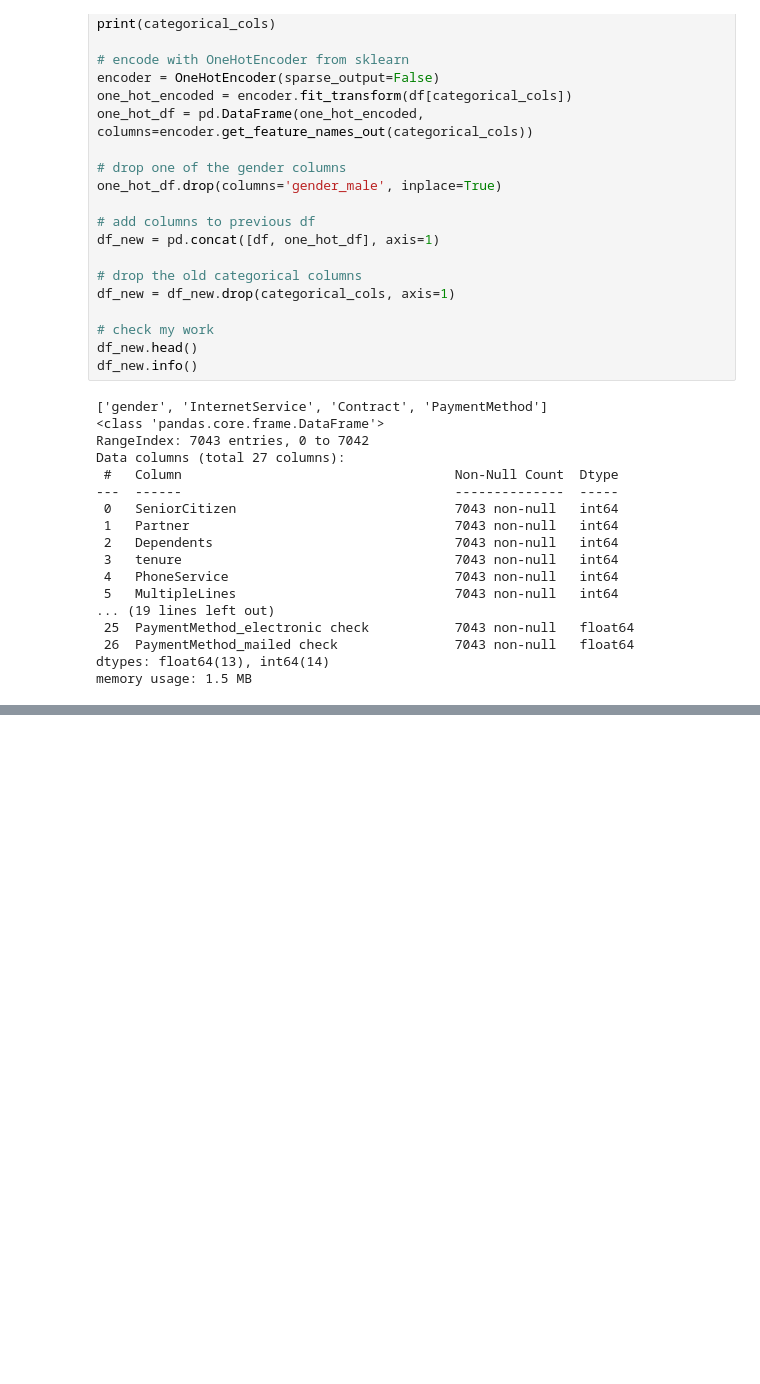
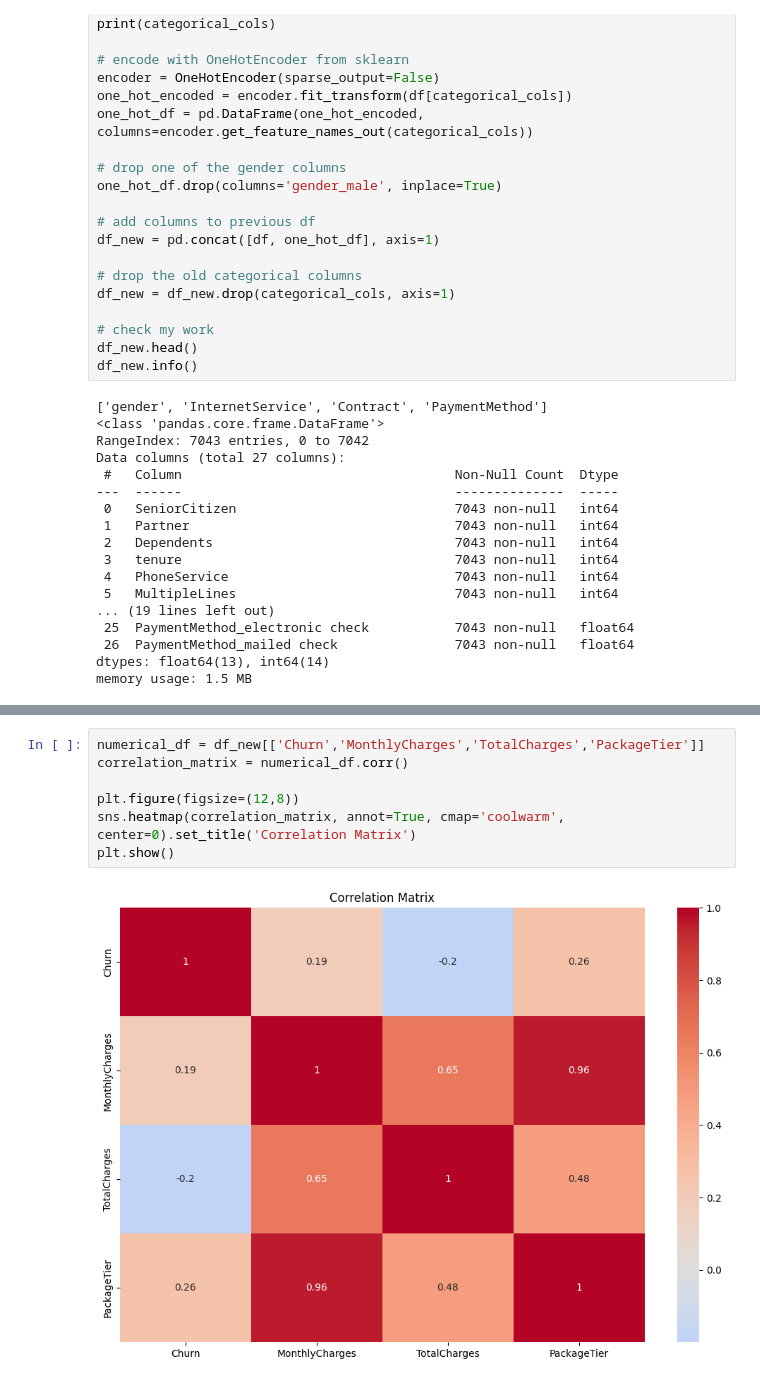
Before and after one commit to jacktorrealba/customer-churn, a Jupyter notebook: notebooks/03_feature_engineering.ipynb, the cells around one changed output, grey strips where cells are left out. Drawn from its saved outputs; the diff is of its cells as text; blank space fills up the shorter version.

```diff
--- a/notebooks/03_feature_engineering.ipynb
+++ b/notebooks/03_feature_engineering.ipynb
@@ -91,0 +138,9 @@ memory usage: 1.5 MB
+# %%
+numerical_df = df_new[['Churn','MonthlyCharges','TotalCharges','PackageTier']]
+correlation_matrix = numerical_df.corr()
+
+plt.figure(figsize=(12,8))
+sns.heatmap(correlation_matrix, annot=True, cmap='coolwarm', center=0).set_title('Correlation Matrix')
+plt.show()
+# %% [output]
+[figure, added]
```
Also changed, not shown: parts of 9 cells of this notebook, 1 other file.
